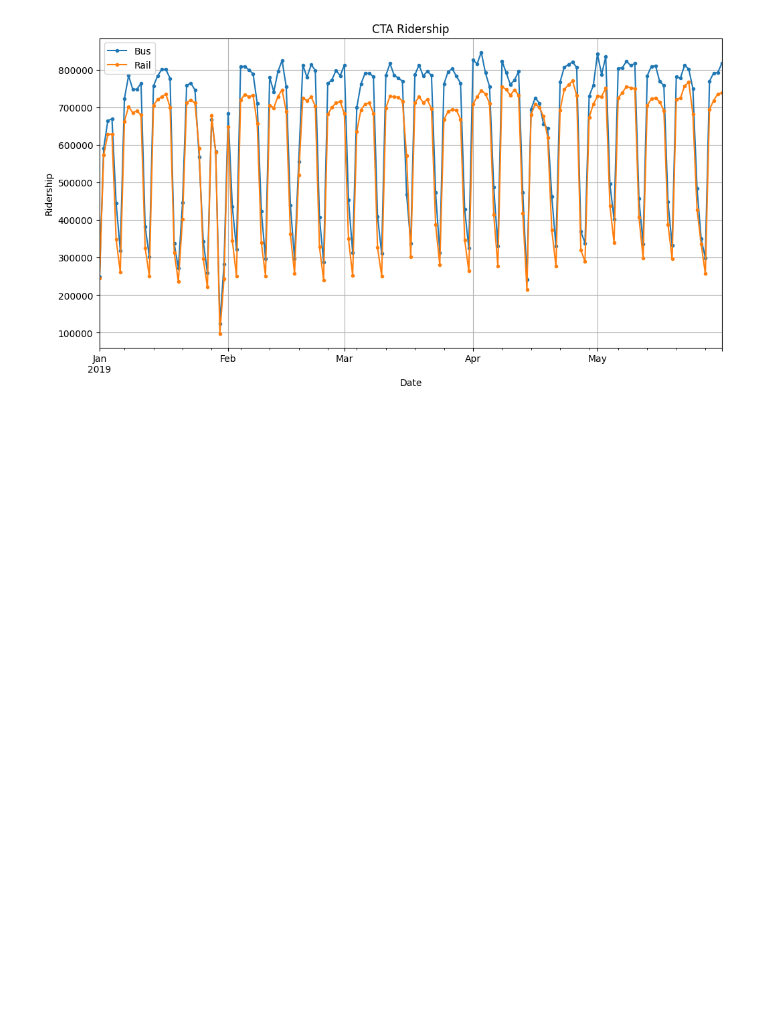
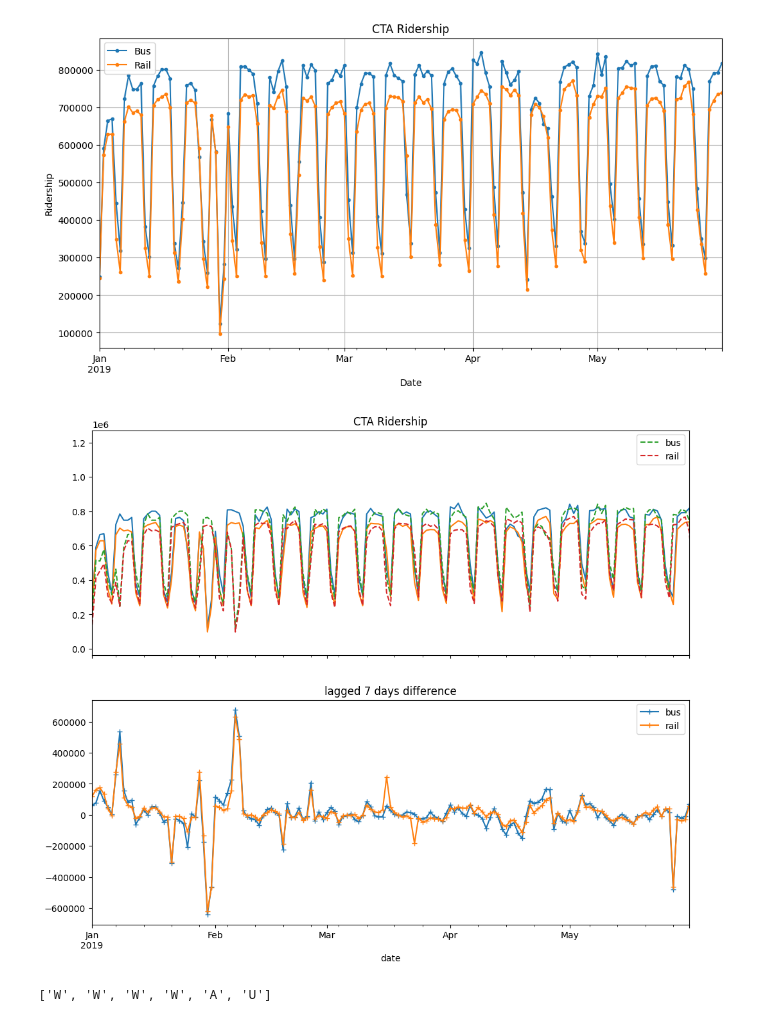
Before and after one commit to HarishAchappaKallira/hakcds, a Jupyter notebook: M3/other/CTA_RNN_Practice.ipynb, the cells around one changed output. Drawn from its saved outputs; the diff is of its cells as text; code cells hidden in the pictures; blank space fills up the shorter version.

```diff
--- a/M3/other/CTA_RNN_Practice.ipynb
+++ b/M3/other/CTA_RNN_Practice.ipynb
@@ -47,3 +47,23 @@ plt.savefig("cta_ridership.png", dpi=300)
 plt.show()
 # %% [output]
 [figure]
+# %%
+# apply differencing of 7 days
+
+df_7 = df[["bus","rail"]].diff(7)["2019-01":"2019-05"]
+
+fig,axs = plt.subplots(2,1,sharex=True,figsize=(12, 10))
+df.plot(ax = axs[0],legend=False)
+df.shift(7).plot(ax = axs[0],linestyle="--")
+axs[0].set_title("CTA Ridership")
+
+
+axs[1].set_title("lagged 7 days difference")
+df_7.plot(ax = axs[1],marker="+")
+plt.show()
+# %% [output]
+[figure, added]
+# %%
+list(df.loc["2019-02-05":"2019-02-10"]["day_type"])
+# %% [output]
+['W', 'W', 'W', 'W', 'A', 'U']
```
Also changed, not shown: parts of 2 cells of this notebook, 4 other files.
